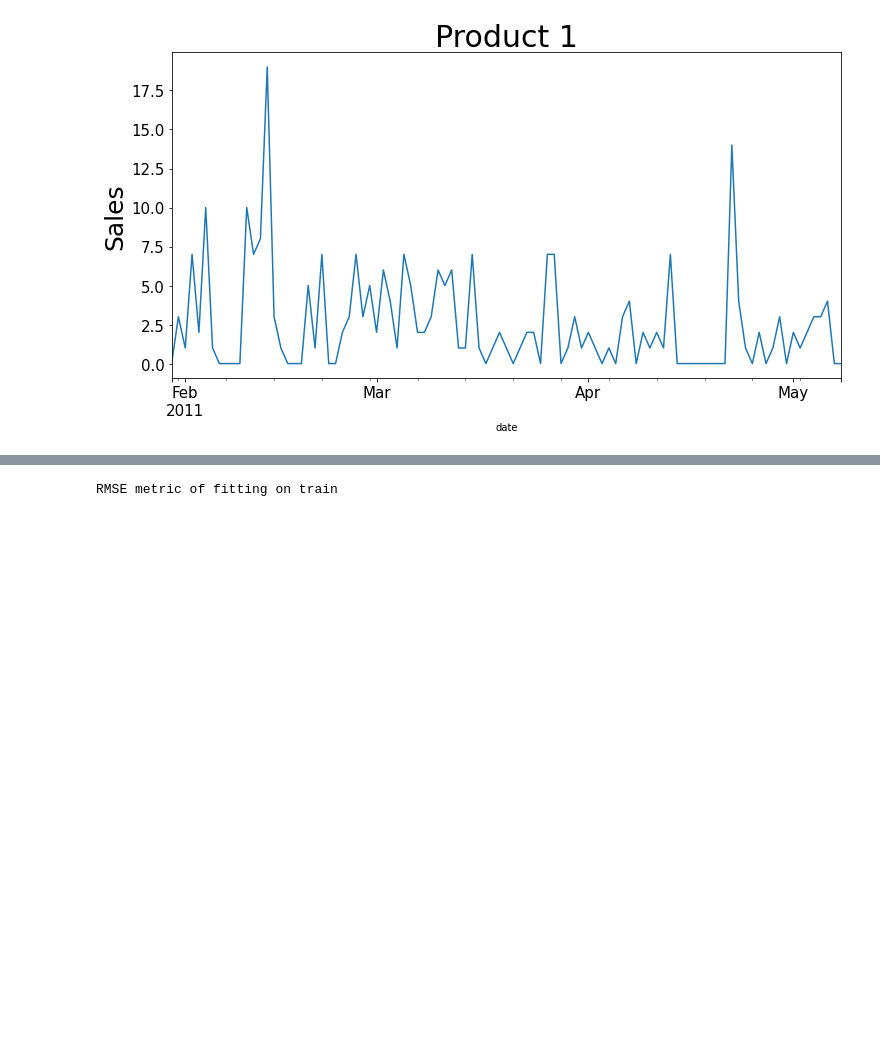
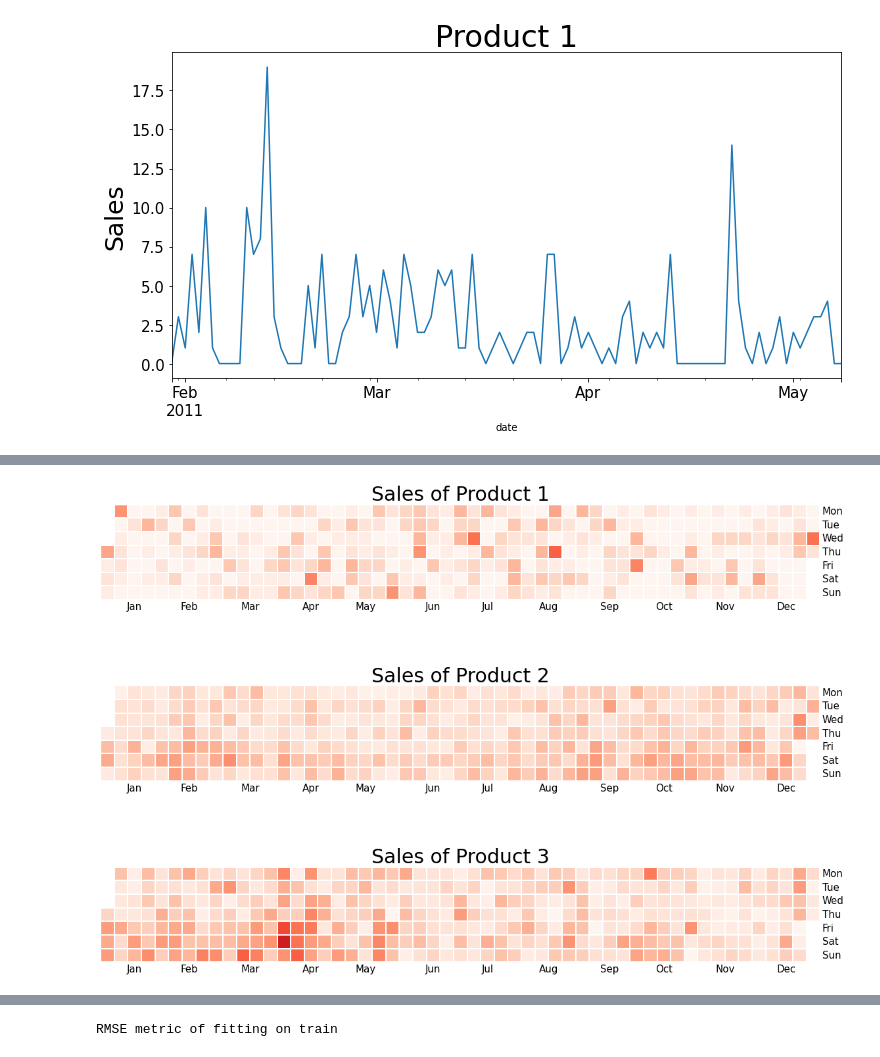
Before and after one commit to MolVlad/Data_Science_Skoltech_Coursework, a Jupyter notebook: Trees_Vlad.ipynb, the cells around one changed output, grey strips where cells are left out. Drawn from its saved outputs; the diff is of its cells as text; code cells hidden in the pictures; blank space fills up the shorter version.

```diff
--- a/Trees_Vlad.ipynb
+++ b/Trees_Vlad.ipynb
@@ -126,17 +145,3 @@ plot_data(products_sales[0], limits=[1,-1])
 plot_data(products_sales[0], limits=[1,100])
 # %% [output]
 [figure]
-# %%
-def calendar_sales(number):
-    year=2015
-    n_graphs = min(number,len(data))
-    fig, axes = plt.subplots(nrows=n_graphs, figsize=(16,12))
-
-    for i in range(n_graphs):
-        calmap.yearplot(data[i].sales, year=year, ax=axes[i])
-        axes[i].yaxis.set_tick_params(labelsize=15)
-        axes[i].xaxis.set_tick_params(labelsize=15)
-        axes[i].set_title('Sales of Product '+str(i), fontdict={'fontsize':30})
-
-    plt.tight_layout()
-    plt.show()
@@ -164,0 +192,18 @@ def add_lags_for_sales(dataframe, lags, drop=True):
+# %%
+def calendar_sales(series_list, number=10):
+    year=2015
+    n_graphs = min(number,len(series_list))
+    fig, axes = plt.subplots(nrows=n_graphs, figsize=(16,12))
+
+    for i in range(n_graphs):
+        calmap.yearplot(series_list[i].sales, year=year, ax=axes[i])
+        axes[i].yaxis.set_tick_params(labelsize=15)
+        axes[i].xaxis.set_tick_params(labelsize=15)
+        axes[i].set_title('Sales of Product '+str(i+1), fontdict={'fontsize':30})
+
+    plt.tight_layout()
+    plt.show()
+# %%
+calendar_sales(products_sales)
+# %% [output]
+[figure, added]
```
Also changed, not shown: parts of 63 cells of this notebook.
